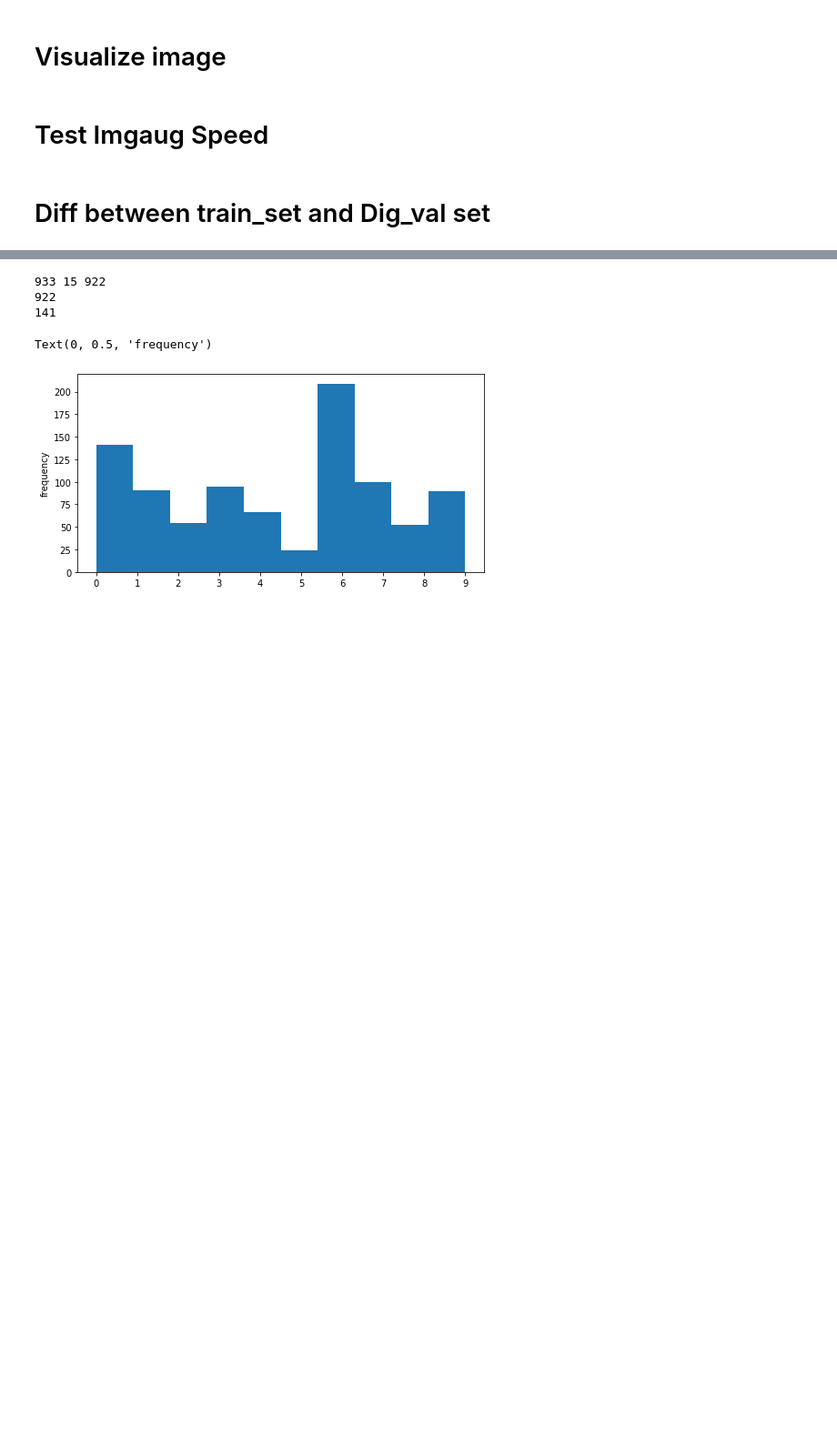
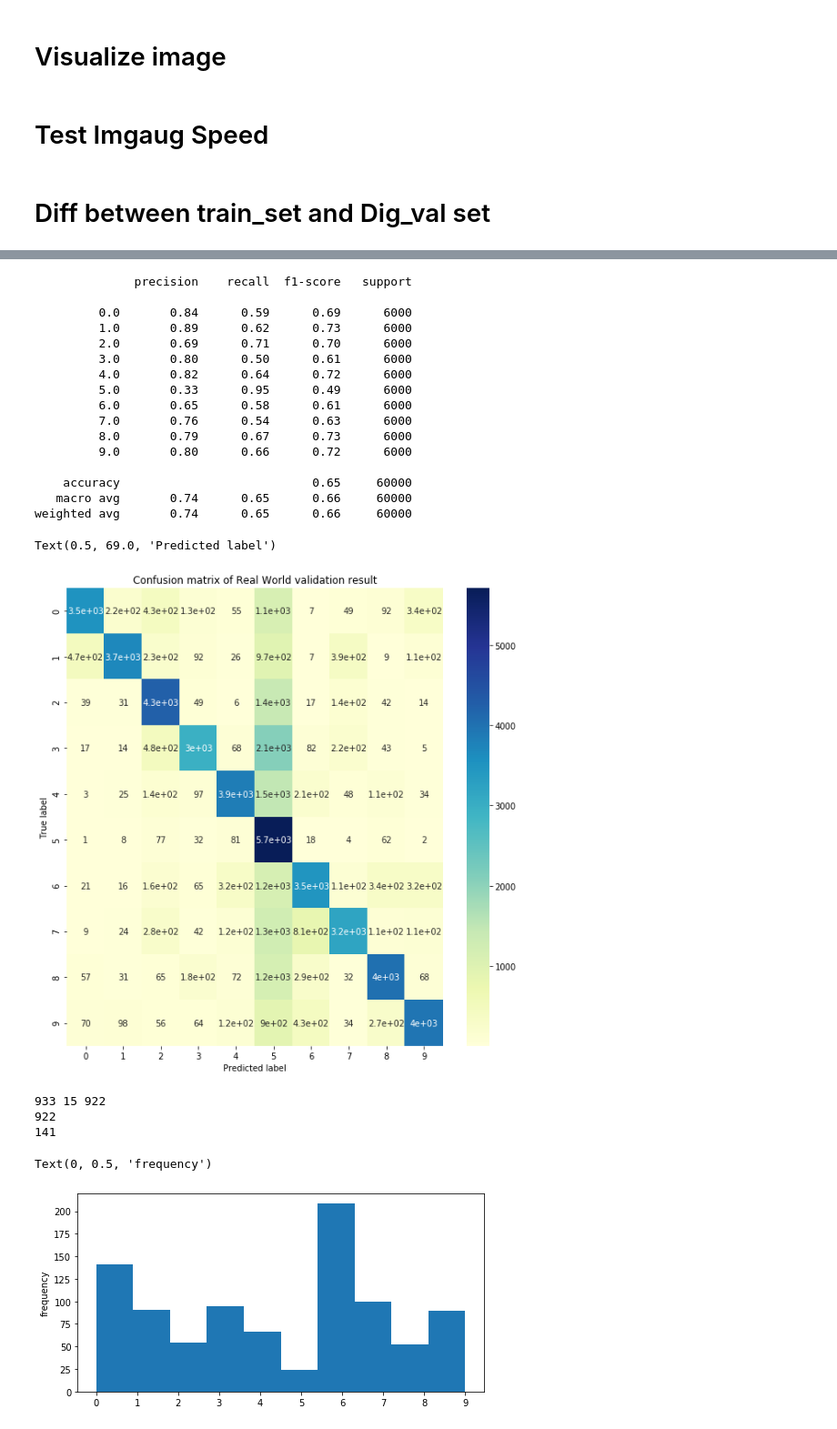
Before and after one commit to ccchang1023/Kannada_MNIST_CNN, a Jupyter notebook: Data_visualization.ipynb, the cells around one changed output, grey strips where cells are left out. Shown: that part at 91% size. Saved outputs shown, nothing was run; the diff lists cells and outputs as text; code cells hidden in the pictures; blank space fills up the shorter version.

```diff
--- a/Data_visualization.ipynb
+++ b/Data_visualization.ipynb
@@ -257,22 +270,20 @@ class convNet_native(nn.Module):
         x_b = self.d4(x_b)
         return self.out(x_b)
 # %%
-from model.models import convNet, convNet_val
-
-native_model = convNet_native(in_channels=1)
-native_model.cuda()
-native_model.load_state_dict(torch.load("Kmnist_saved_model/native_classifier/Fold0_loss0.0242_acc_b99.704_without_aug"))
-native_model.eval()
+# native_model = convNet_native(in_channels=1)
+# native_model.cuda()
+# native_model.load_state_dict(torch.load("Kmnist_saved_model/native_classifier/Fold0_loss0.0242_acc_b99.704_without_aug"))
+# native_model.eval()
 
 # dig_model = convNet(in_channels=1)
 # dig_model.cuda()
 # dig_model.load_state_dict(torch.load("Kmnist_saved_model/Fold0_loss0.010_acc99.863"))
 # dig_model.eval()
 
-# model = convNet(in_channels=1)
-# model.cuda()
-# model.load_state_dict(torch.load("Kmnist_saved_model/ep70_acc0.9978"))
-# model.eval()
+model = convNet(in_channels=1)
+model.cuda()
+model.load_state_dict(torch.load("Kmnist_saved_model/ensemble/10_fold_tuned_cnn/adam/Fold8_loss0.0033_acc99.917"))
+model.eval()
 # %%
 vr = 1
 dataset = KMnistDataset(data_len=None,is_validate=True, validate_rate=vr)
@@ -316,3 +328,34 @@ Non Native rate: 0.9919333333333333
+# %%
+import seaborn as sn
+from sklearn.metrics import confusion_matrix, accuracy_score, classification_report
+
+###Confusion matrix
+print(classification_report(labels, result))
+plt.figure(figsize=(10,10))
+confusion_mat = confusion_matrix(labels, result)
+sn.heatmap(confusion_mat, annot=True, cmap='YlGnBu')
+plt.title('Confusion matrix of Real World validation result')
+plt.ylabel('True label')
+plt.xlabel('Predicted label')
+# %% [output]
+              precision    recall  f1-score   support
+
+         0.0       0.84      0.59      0.69      6000
+         1.0       0.89      0.62      0.73      6000
+         2.0       0.69      0.71      0.70      6000
+         3.0       0.80      0.50      0.61      6000
+         4.0       0.82      0.64      0.72      6000
+         5.0       0.33      0.95      0.49      6000
+         6.0       0.65      0.58      0.61      6000
+         7.0       0.76      0.54      0.63      6000
+         8.0       0.79      0.67      0.73      6000
+         9.0       0.80      0.66      0.72      6000
+
+    accuracy                           0.65     60000
+   macro avg       0.74      0.65      0.66     60000
+weighted avg       0.74      0.65      0.66     60000
+Text(0.5, 69.0, 'Predicted label')
+[figure, added]
 # %%
 indices1 = np.where(result!=labels)[0]       #(num)
 indices2 = np.where(result_dig!=labels)[0]
```
Also changed, not shown: parts of 2 cells of this notebook, 1 other file.
